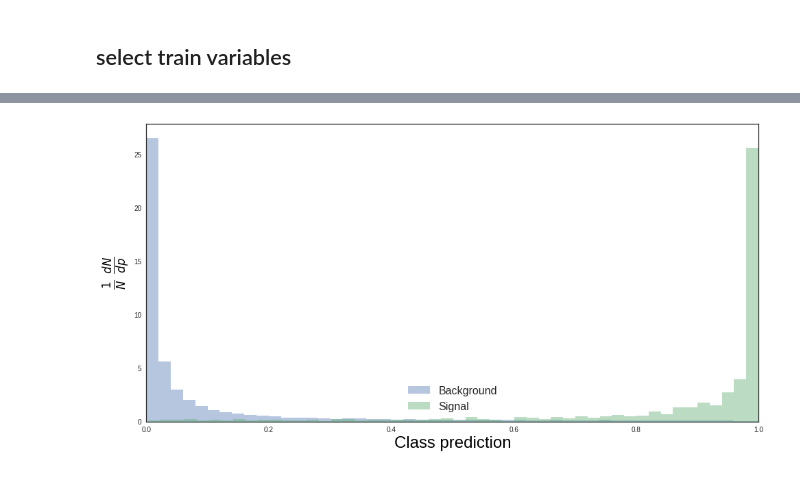
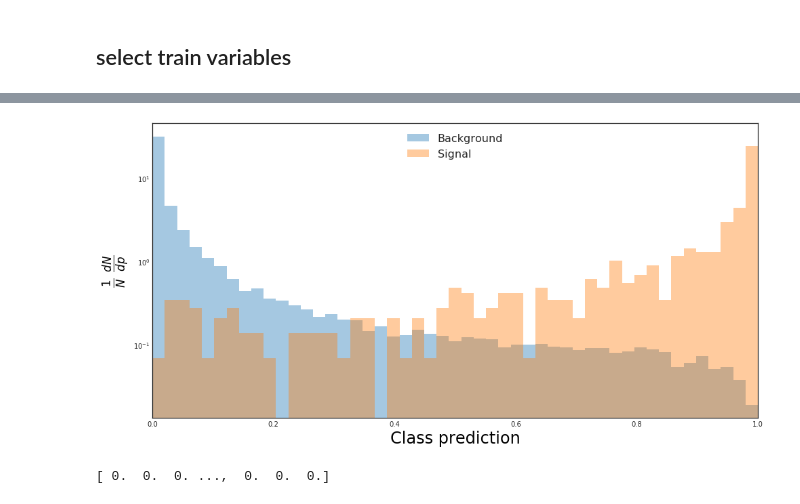
Before and after one commit to SrGonao/estagio, a Jupyter notebook: ML/classifiers/bdt/BDT.ipynb, the cells around one changed output, grey strips where cells are left out. Drawn from its saved outputs; the diff is of its cells as text; code cells hidden in the pictures.

```diff
--- a/ML/classifiers/bdt/BDT.ipynb
+++ b/ML/classifiers/bdt/BDT.ipynb
@@ -115,3 +190,28 @@ X_train, X_test, y_train, y_test = train_test_split(allData[classTrainFeatures],
+# %%
+def cleanData(X, y):
+    """
+    Recives data and labels (X and y)
+
+    Returns: X, y after removing points that would fail to convert to float32
+    """
+    temp = X[classTrainFeatures]
+    over  = (temp > np.finfo(np.float32).max)
+    under = (temp < np.finfo(np.float32).min)
+    selecting = pandas.Series(np.zeros(len(X)), dtype=np.bool)
+
+    for label in over.columns:
+        if label != 'gen_label':
+            selecting = selecting | over[label] | under[label]
+
+    y = y[np.logical_not(selecting)]#.astype('float32')
+    X = X[np.logical_not(selecting)].reset_index(drop=True)#.values.astype('float32')
+
+    return X, y
+# %%
+X_train, y_train = cleanData(X_train, y_train)
+X_test , y_test  = cleanData(X_test , y_test )
+X_train_full, y_train_full = cleanData(X_train_full, y_train_full)
+X_test_full , y_test_full  = cleanData(X_test_full , y_test_full )
 # %%
 scale = len(allBackgroundData)/len(allSignalData)
 
@@ -121,7 +221,13 @@ weights_test = np.ones(len(y_test))
 weights_train[y_train == 1] = scale
 weights_test[y_test == 1] = scale
 # %%
-# fit model no training data
-model = xgb.XGBClassifier(random_state=1337,  scale_pos_weight=scale, objective='binary:logistic',n_estimators=300 , eval_metric='auc')
+%%time
+# fit model on training data
+model = xgb.XGBClassifier(random_state=1337, silent=False,
+                          scale_pos_weight=scale,
+                          objective='binary:logistic',
+                          n_estimators=100, eval_metric='auc',
+                          max_depth=4,
+                          n_jobs=8) #NOTE: number os threads to execute
 model.fit(X_train, y_train)
 # %% [output]
@@ -186,13 +277,19 @@ model.predict?
 # %%
-params = {'hist' : True, 'kde' : False, 'norm_hist' : True}
+params = {'hist' : True, 'kde' : False, 'norm_hist' : True, 'bins' : np.linspace(0, 1, 50)}
 plt.figure(figsize=(16, 8))
-sns.distplot(back, label='Background', **params)
-sns.distplot(sign, label='Signal', **params)
+a, b = y_test, model.predict_proba(X_test)[:,1]
+signalThing, backgroundThing = b[a.astype(bool)], b[np.logical_not(a.astype(bool))]
+sns.distplot(backgroundThing, label='Background', **params)
+sns.distplot(signalThing, label='Signal', **params)
 plt.legend(loc='best', fontsize=16)
 plt.xlabel("Class prediction", fontsize=24, color='black')
 plt.ylabel(r"$\frac{1}{N}\ \frac{dN}{dp}$", fontsize=24, color='black')
 plt.xlim([0,1])
-#plt.yscale('log', nonposy='clip')
+plt.yscale('log', nonposy='clip')
 plt.show()
 # %% [output]
-[figure, old version]
+[figure, new version]
+# %%
+print(a)
+# %% [output]
+[ 0.  0.  0. ...,  0.  0.  0.]
```
Also changed, not shown: parts of 27 cells of this notebook.
